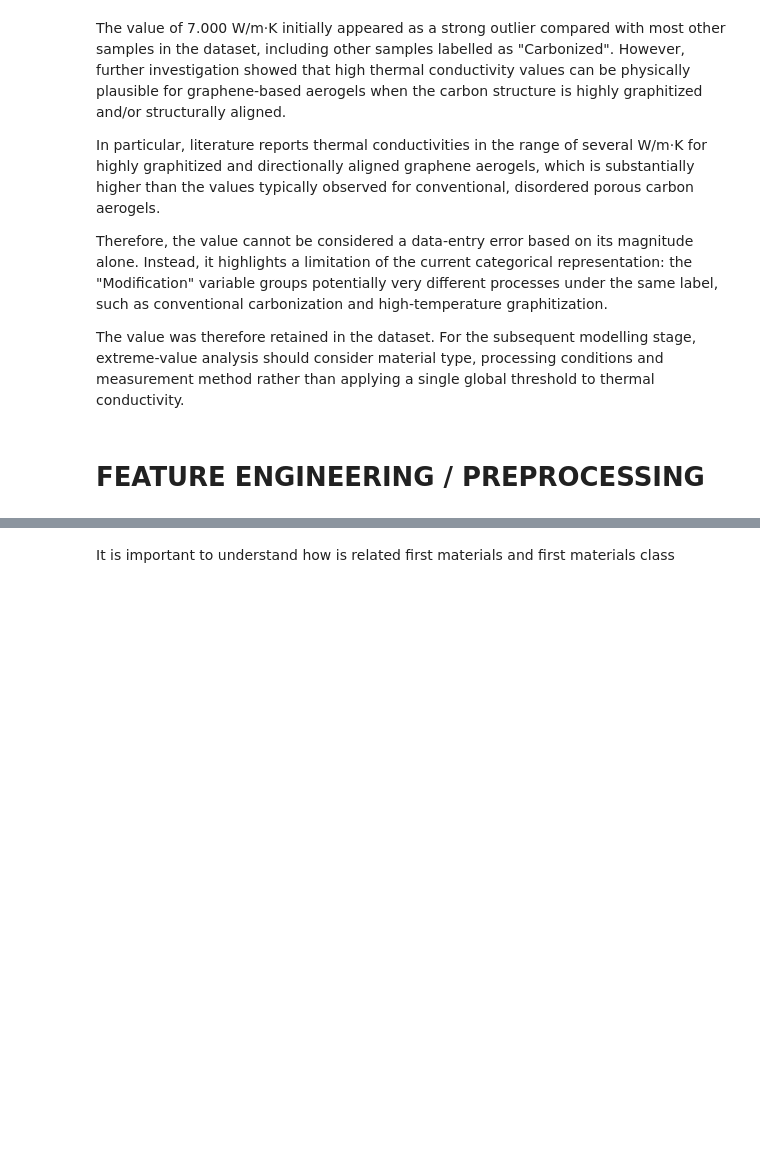
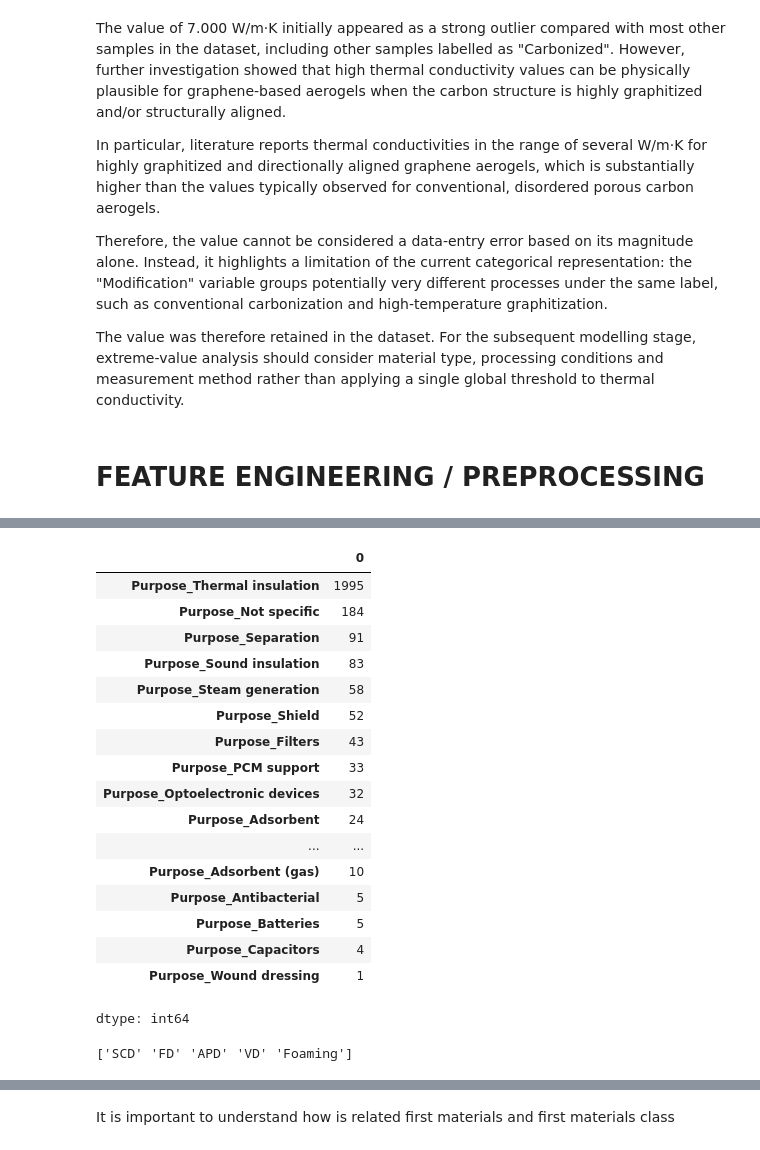
Before and after one commit to paulagirones/Aerogels_thermal_conductivity, a Jupyter notebook: aerogels_thermal_conductivity_ml.ipynb, the cells around one changed output, grey strips where cells are left out. Saved outputs shown, nothing was run; the diff lists cells and outputs as text; code cells hidden in the pictures; blank space fills up the shorter version.

```diff
--- a/aerogels_thermal_conductivity_ml.ipynb
+++ b/aerogels_thermal_conductivity_ml.ipynb
@@ -788,0 +790,56 @@ dtype: int64
+# %%
+# Normalize capitalization within multi-label Purpose values
+
+purpose_corrections = {
+    'thermal insulation': 'Thermal insulation',
+    'sound insulation': 'Sound insulation',
+    'adsorbent': 'Adsorbent',
+    'filters': 'Filters',
+    'separation': 'Separation',
+    'sensors': 'Sensors',
+    'shield': 'Shield',
+    'batteries': 'Batteries',
+    'capacitors': 'Capacitors',
+    'packaging': 'Packaging',
+    'scaffold': 'Scaffold',
+    'wound dressing': 'Wound dressing',
+    'antibacterial': 'Antibacterial',
+    'pcm support': 'PCM support',
+    'thermoelectric devices': 'Thermoelectric devices',
+    'steam generation': 'Steam generation',
+    'optoelectronic devices': 'Optoelectronic devices',
+    'adsorbent (gas)': 'Adsorbent (gas)'
+}
+
+df['Purpose'] = (
+    df['Purpose']
+    .str.split(', ')
+    .apply(
+        lambda x: ', '.join(
+            purpose_corrections.get(
+                item.strip().lower(),
+                item.strip()
+            )
+            for item in x
+        ) if isinstance(x, list) else x
+    )
+)
+print(df['Purpose'].unique())
+
+purpose_features = df['Purpose'].str.get_dummies(sep=', ')
+
+purpose_features = purpose_features.add_prefix('Purpose_')
+
+df = pd.concat([df, purpose_features], axis=1)
+
+purpose_columns = [
+    col for col in df.columns
+    if col.startswith('Purpose_')
+]
+
+display(
+    df[purpose_columns]
+    .sum()
+    .sort_values(ascending=False)
+)
+# %% [output]
@@ -788,0 +856,22 @@ dtype: int64
+|  | 0 |
+| Purpose_Thermal insulation | 1995 |
+| Purpose_Not specific | 184 |
+| Purpose_Separation | 91 |
+| Purpose_Sound insulation | 83 |
+| Purpose_Steam generation | 58 |
+| Purpose_Shield | 52 |
+| Purpose_Filters | 43 |
+| Purpose_PCM support | 33 |
+| Purpose_Optoelectronic devices | 32 |
+| Purpose_Adsorbent | 24 |
+| ... | ... |
+| Purpose_Adsorbent (gas) | 10 |
+| Purpose_Antibacterial | 5 |
+| Purpose_Batteries | 5 |
+| Purpose_Capacitors | 4 |
+| Purpose_Wound dressing | 1 |
+dtype: int64
+# %%
+print(df['Drying'].unique())
+# %% [output]
+['SCD' 'FD' 'APD' 'VD' 'Foaming']
```
Also changed, not shown: parts of 13 cells of this notebook.
